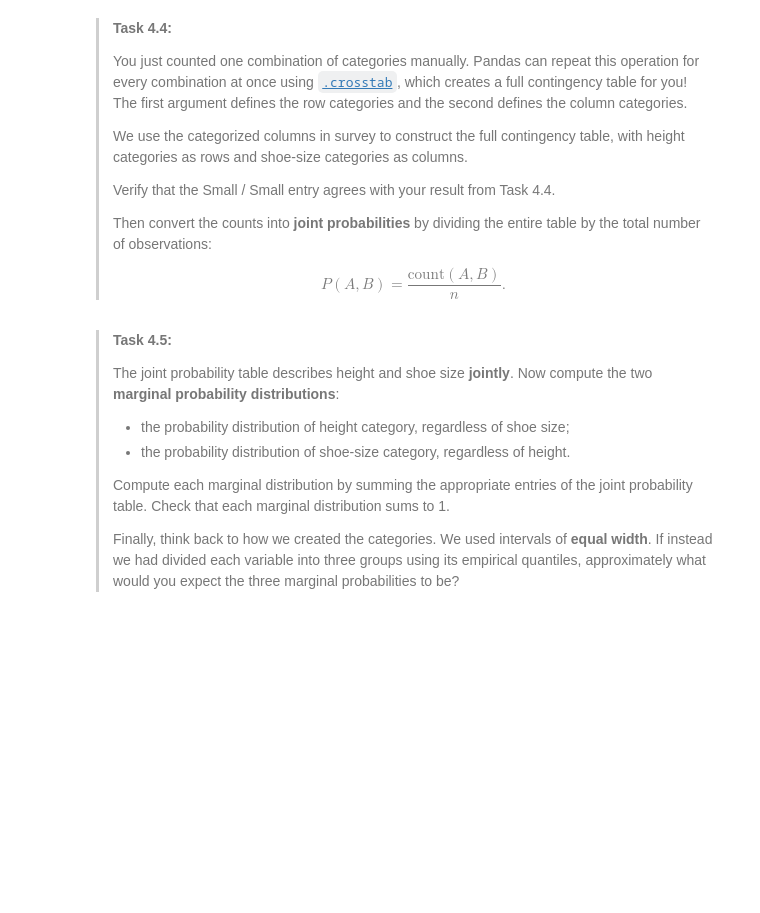
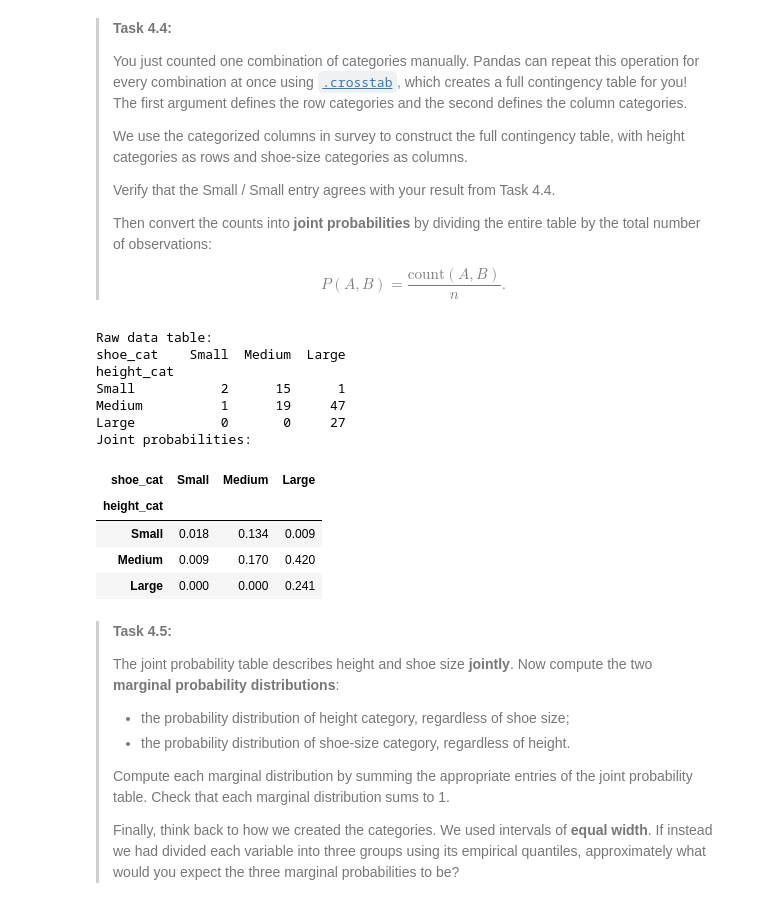
Before and after one commit to TijnBunt/WS1.4, a Jupyter notebook: WS1_4_Fit_happens.ipynb, the cells around one changed output. Saved outputs shown, nothing was run; the diff lists cells and outputs as text; code cells hidden in the pictures; blank space fills up the shorter version.

```diff
--- a/WS1_4_Fit_happens.ipynb
+++ b/WS1_4_Fit_happens.ipynb
@@ -280,5 +328,9 @@ survey[['height_cm', 'height_cat', 'shoe_size', 'shoe_cat']].head()
 >Use Boolean indexing to count the observations satisfying both conditions. tore the result as `n_small_small`.
 >
 # %%
-n_small_small = ### YOUR CODE HERE
+n_small_small = 0
+for j in range(len(survey['height_cm'])):
+    if survey['height_cat'][j] == 'Small':
+            if survey['shoe_cat'][j] == 'Small':
+                 n_small_small += 1
 print(n_small_small)
@@ -299,21 +353,34 @@ print(n_small_small)
 # %%
 # Count every combination of height and shoe-size category
 counts = pd.crosstab(
     survey['height_cat'],
     survey['shoe_cat']
 )
 
 print("Raw data table:")
 print(counts)
 
 # Check one entry against the count you calculated manually in Task 4.4
 assert counts.loc['Small', 'Small'] == n_small_small
 
 # Convert counts to joint probabilities
-joint = ### YOUR CODE HERE
+joint = counts / len(survey)
 
 print("Joint probabilities:")
 joint.round(3)
+# %% [output]
+Raw data table:
+shoe_cat    Small  Medium  Large
+height_cat
+Small           2      15      1
+Medium          1      19     47
+Large           0       0     27
+Joint probabilities:
+| shoe_cat | Small | Medium | Large |
+| height_cat |  |  |  |
+| Small | 0.018 | 0.134 | 0.009 |
+| Medium | 0.009 | 0.170 | 0.420 |
+| Large | 0.000 | 0.000 | 0.241 |
 # %% [markdown]
 >**Task 4.5:**
 >
```
Also changed, not shown: parts of 9 cells of this notebook.
